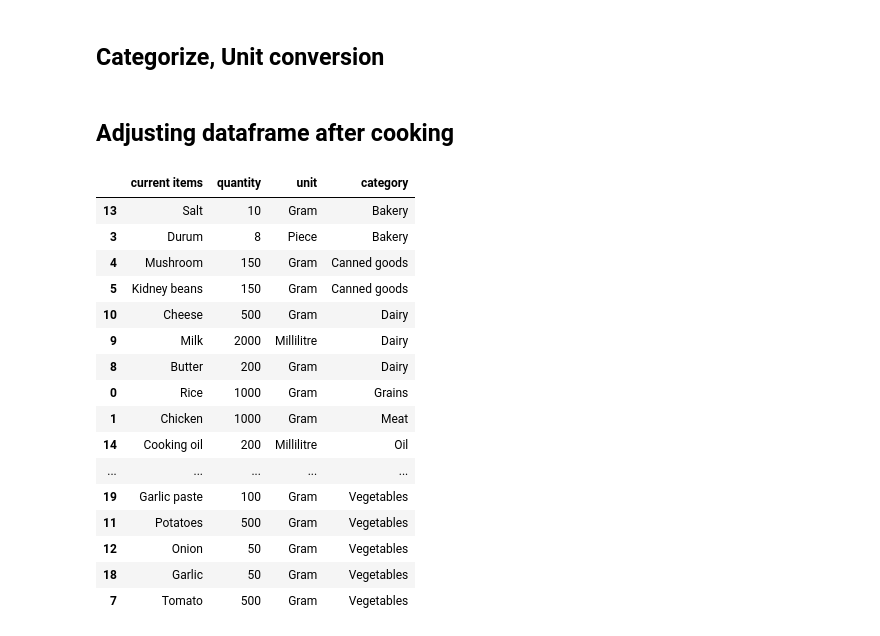
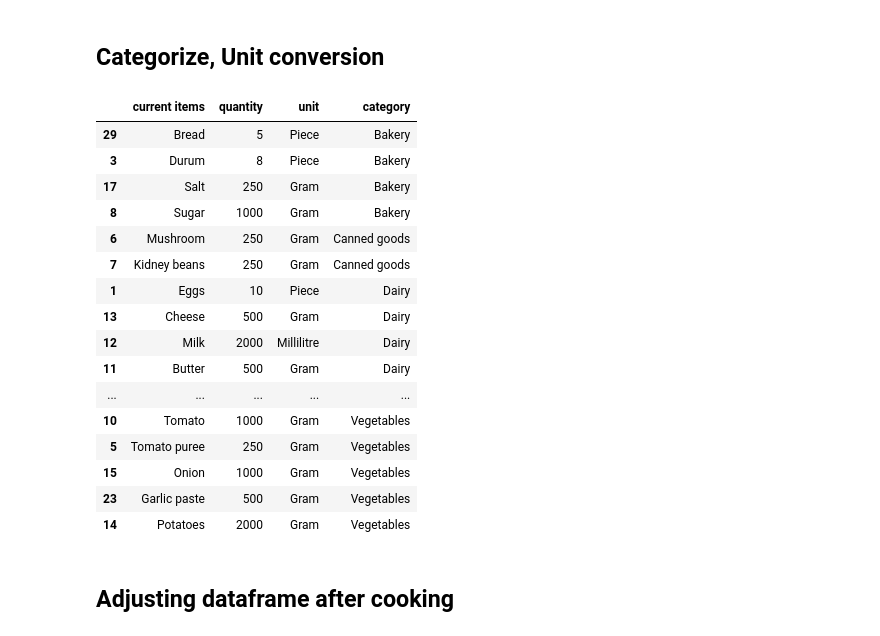
Before and after one commit to jistiak/aika, a Jupyter notebook: Shariar/Whats_in_my_kitchen.ipynb, the cells around one changed output. Saved outputs shown, nothing was run; the diff lists cells and outputs as text; code cells hidden in the pictures.

```diff
--- a/Shariar/Whats_in_my_kitchen.ipynb
+++ b/Shariar/Whats_in_my_kitchen.ipynb
@@ -124,3 +132,23 @@ plot(catagorized_list_lowered_unit_converted_sorted_to_sentence)
+# %%
+execute_all_functions(categories, grocery_list)
+# %% [output]
+|  | current items | quantity | unit | category |
+| 29 | Bread | 5 | Piece | Bakery |
+| 3 | Durum | 8 | Piece | Bakery |
+| 17 | Salt | 250 | Gram | Bakery |
+| 8 | Sugar | 1000 | Gram | Bakery |
+| 6 | Mushroom | 250 | Gram | Canned goods |
+| 7 | Kidney beans | 250 | Gram | Canned goods |
+| 1 | Eggs | 10 | Piece | Dairy |
+| 13 | Cheese | 500 | Gram | Dairy |
+| 12 | Milk | 2000 | Millilitre | Dairy |
+| 11 | Butter | 500 | Gram | Dairy |
+| ... | ... | ... | ... | ... |
+| 10 | Tomato | 1000 | Gram | Vegetables |
+| 5 | Tomato puree | 250 | Gram | Vegetables |
+| 15 | Onion | 1000 | Gram | Vegetables |
+| 23 | Garlic paste | 500 | Gram | Vegetables |
+| 14 | Potatoes | 2000 | Gram | Vegetables |
 # %% [markdown]
 ## Adjusting dataframe after cooking
 # %%
@@ -136,23 +164,4 @@ def all_exe(categories, dataFrame):
    e = to_sentence_case(d)
    return e
 
-df3 = all_exe(categories, df2)
-df3
+df3 = execute_all_functions(categories, df2)
-# %% [output]
-|  | current items | quantity | unit | category |
-| 13 | Salt | 10 | Gram | Bakery |
-| 3 | Durum | 8 | Piece | Bakery |
-| 4 | Mushroom | 150 | Gram | Canned goods |
-| 5 | Kidney beans | 150 | Gram | Canned goods |
-| 10 | Cheese | 500 | Gram | Dairy |
-| 9 | Milk | 2000 | Millilitre | Dairy |
-| 8 | Butter | 200 | Gram | Dairy |
-| 0 | Rice | 1000 | Gram | Grains |
-| 1 | Chicken | 1000 | Gram | Meat |
-| 14 | Cooking oil | 200 | Millilitre | Oil |
-| ... | ... | ... | ... | ... |
-| 19 | Garlic paste | 100 | Gram | Vegetables |
-| 11 | Potatoes | 500 | Gram | Vegetables |
-| 12 | Onion | 50 | Gram | Vegetables |
-| 18 | Garlic | 50 | Gram | Vegetables |
-| 7 | Tomato | 500 | Gram | Vegetables |
```
Also changed, not shown: parts of 3 cells of this notebook.
